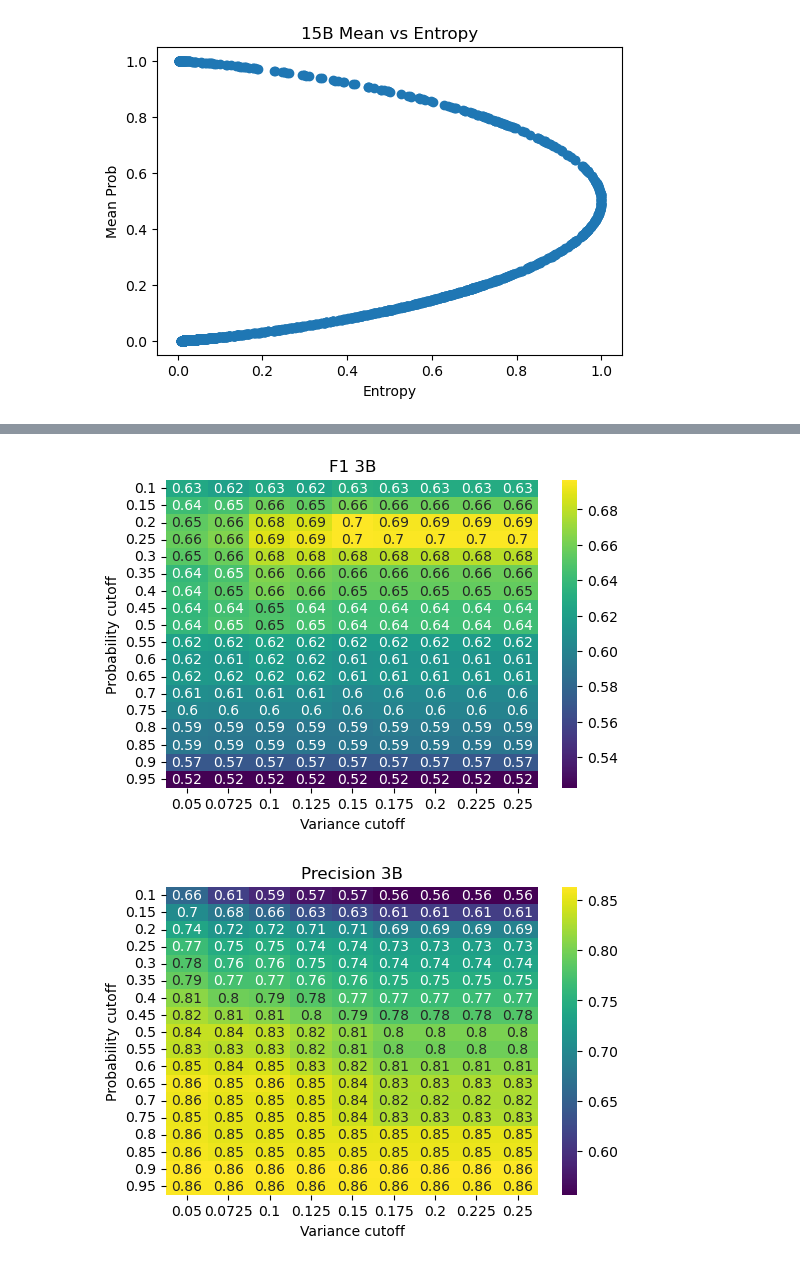
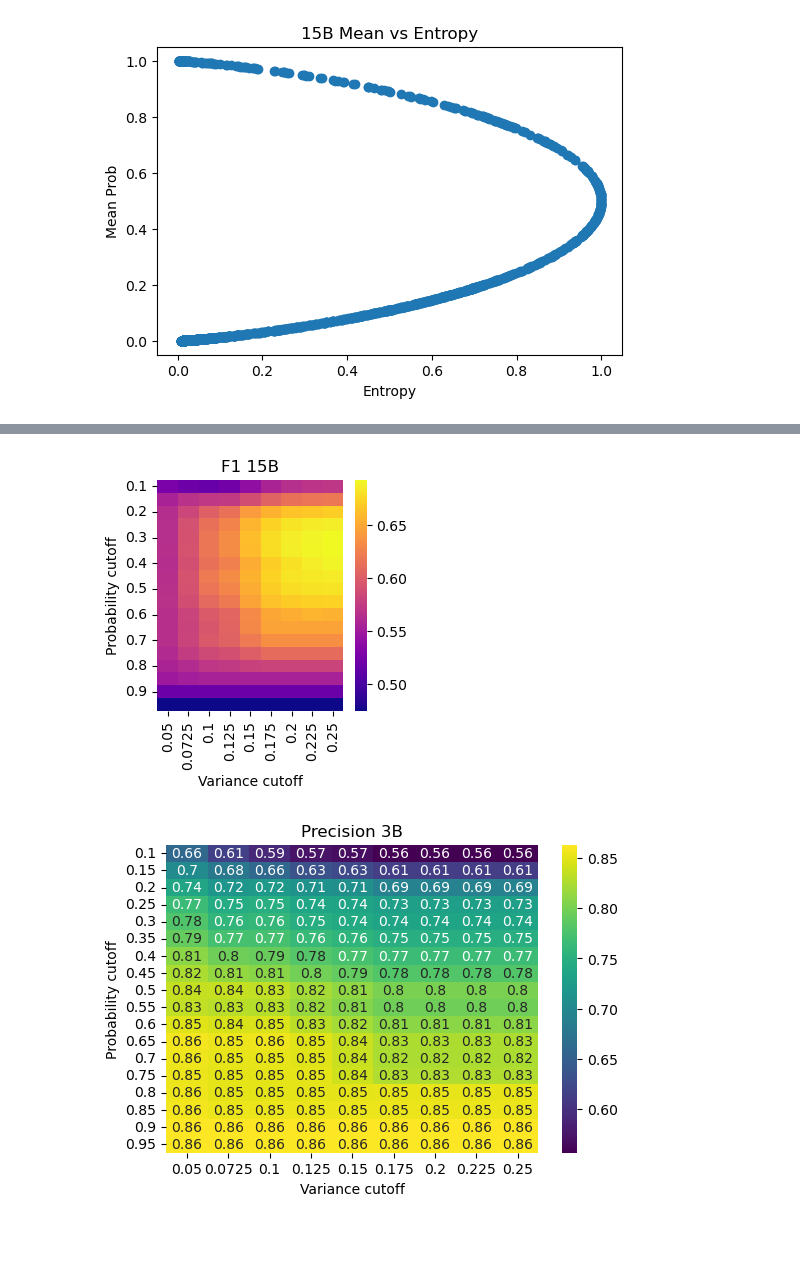
Before and after one commit to WRiegs/Squidly, a Jupyter notebook: revision/Benchmark-CataloDB-Ensemble.ipynb, the cells around one changed output, grey strips where cells are left out. Drawn from its saved outputs; the diff is of its cells as text; code cells hidden in the pictures; blank space fills up the shorter version.

```diff
--- a/revision/Benchmark-CataloDB-Ensemble.ipynb
+++ b/revision/Benchmark-CataloDB-Ensemble.ipynb
@@ -689,18 +688,19 @@ for c in cols:
 pred_df = pd.DataFrame(rows, columns=['label', 'mean_prob', 'variance', 'precision', 'recall', 'f1', 'support'])
 # %%
 import seaborn as sns
-model = '3B'
-plt.rcParams['figure.figsize'] = (6,4)
+model = '15B'
+plt.rcParams['figure.figsize'] = (3,3)
 
 df_plot = pd.DataFrame(pred_df, columns=["mean_prob","variance","f1"])
 pivot = df_plot.pivot("mean_prob", "variance", "f1")
-sns.heatmap(pivot, annot=True, cmap="viridis")
+sns.heatmap(pivot, annot=False, cmap="plasma")
+plt.yticks(rotation=0)
 plt.ylabel("Probability cutoff")
 plt.xlabel("Variance cutoff")
 plt.title(f'F1 {model}')
-plt.savefig(f'figs/{model}_F1.svg', bbox_inches='tight')
+plt.savefig(f'figs/{model}_F1_no_annot.svg', bbox_inches='tight')
 # %% [output]
-[figure, old version]
+[figure, new version]
 # %%
 import seaborn as sns
 df_plot = pd.DataFrame(pred_df, columns=["mean_prob","variance","precision"])
```
Also changed, not shown: parts of 2 cells of this notebook, 2 other files.
